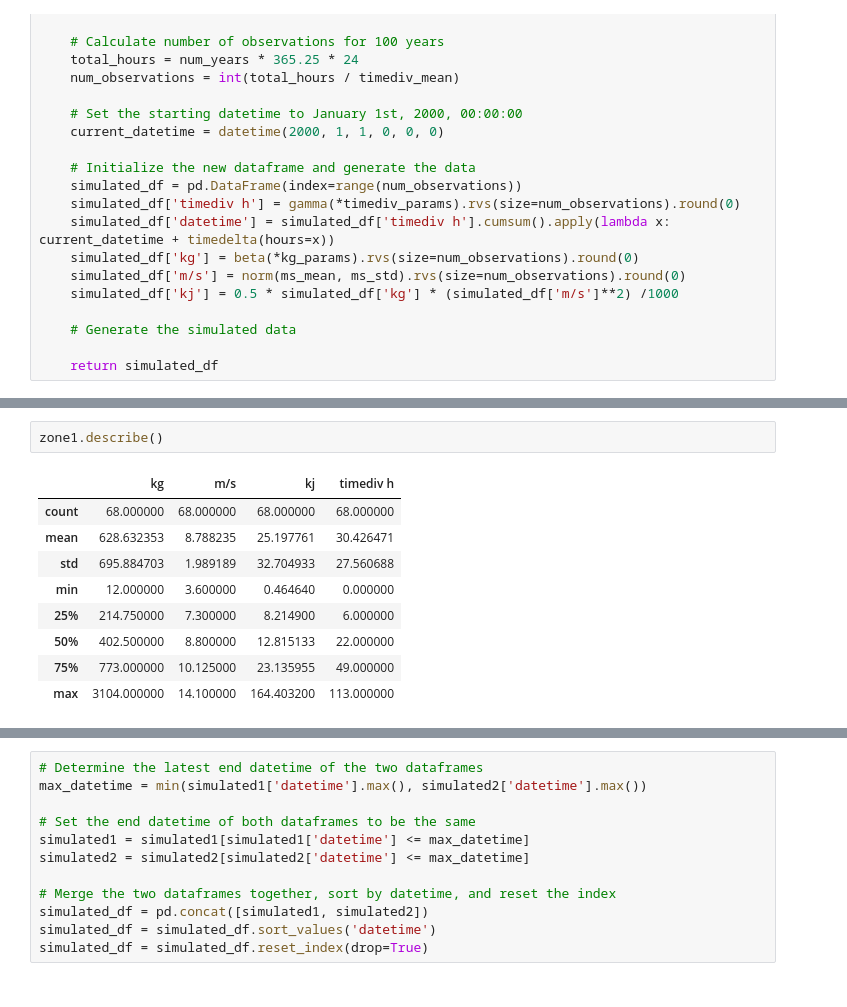
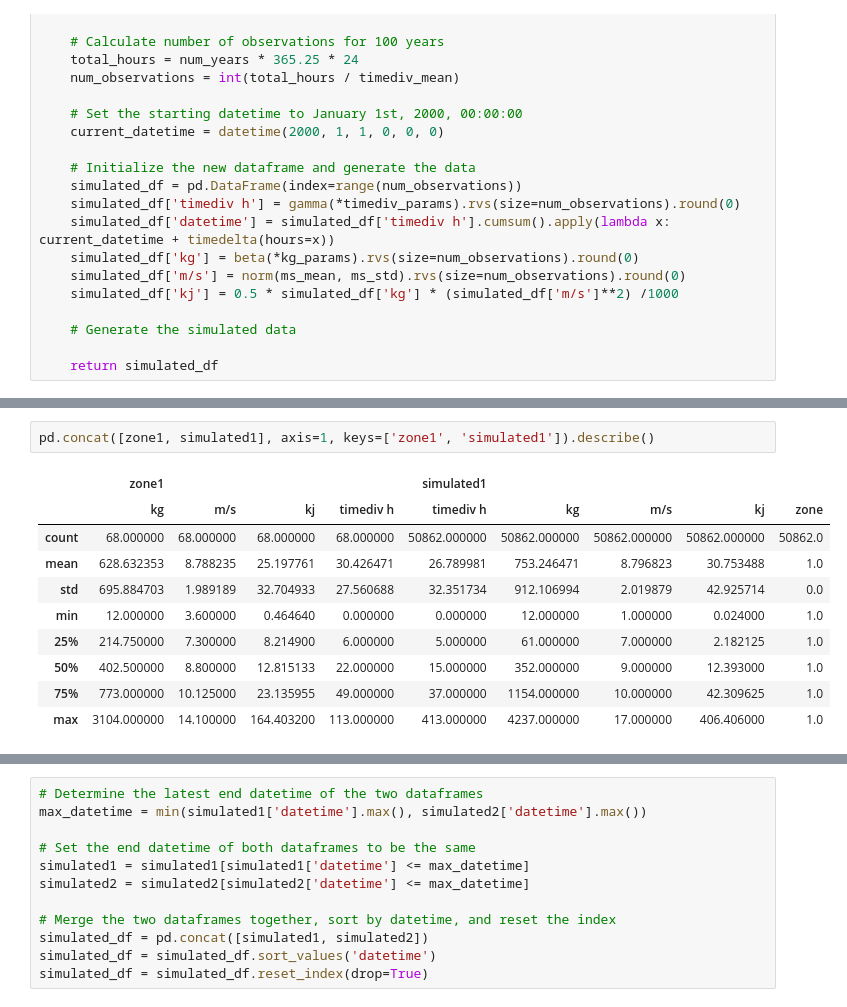
Before and after one commit to staldenhoefler/Steinschlag, a Jupyter notebook: steinschlag.ipynb, the cells around one changed output, grey strips where cells are left out. Cells and saved outputs as stored; diff of their text form.

```diff
--- a/steinschlag.ipynb
+++ b/steinschlag.ipynb
@@ -412,15 +421,16 @@ simulated1.describe()
-# %%
-zone1.describe()
-# %% [output]
-|  | kg | m/s | kj | timediv h |
-| count | 68.000000 | 68.000000 | 68.000000 | 68.000000 |
-| mean | 628.632353 | 8.788235 | 25.197761 | 30.426471 |
-| std | 695.884703 | 1.989189 | 32.704933 | 27.560688 |
-| min | 12.000000 | 3.600000 | 0.464640 | 0.000000 |
-| 25% | 214.750000 | 7.300000 | 8.214900 | 6.000000 |
-| 50% | 402.500000 | 8.800000 | 12.815133 | 22.000000 |
-| 75% | 773.000000 | 10.125000 | 23.135955 | 49.000000 |
-| max | 3104.000000 | 14.100000 | 164.403200 | 113.000000 |
+# %%
+pd.concat([zone1, simulated1], axis=1, keys=['zone1', 'simulated1']).describe()
+# %% [output]
+|  | zone1 |  |  |  | simulated1 |  |  |  |  |
+|  | kg | m/s | kj | timediv h | timediv h | kg | m/s | kj | zone |
+| count | 68.000000 | 68.000000 | 68.000000 | 68.000000 | 50862.000000 | 50862.000000 | 50862.000000 | 50862.000000 | 50862.0 |
+| mean | 628.632353 | 8.788235 | 25.197761 | 30.426471 | 26.789981 | 753.246471 | 8.796823 | 30.753488 | 1.0 |
+| std | 695.884703 | 1.989189 | 32.704933 | 27.560688 | 32.351734 | 912.106994 | 2.019879 | 42.925714 | 0.0 |
+| min | 12.000000 | 3.600000 | 0.464640 | 0.000000 | 0.000000 | 12.000000 | 1.000000 | 0.024000 | 1.0 |
+| 25% | 214.750000 | 7.300000 | 8.214900 | 6.000000 | 5.000000 | 61.000000 | 7.000000 | 2.182125 | 1.0 |
+| 50% | 402.500000 | 8.800000 | 12.815133 | 22.000000 | 15.000000 | 352.000000 | 9.000000 | 12.393000 | 1.0 |
+| 75% | 773.000000 | 10.125000 | 23.135955 | 49.000000 | 37.000000 | 1154.000000 | 10.000000 | 42.309625 | 1.0 |
+| max | 3104.000000 | 14.100000 | 164.403200 | 113.000000 | 413.000000 | 4237.000000 | 17.000000 | 406.406000 | 1.0 |
 # %%
 simulated2.head()
 # %% [output]
```
Also changed, not shown: parts of 20 cells of this notebook, 1 other file.
